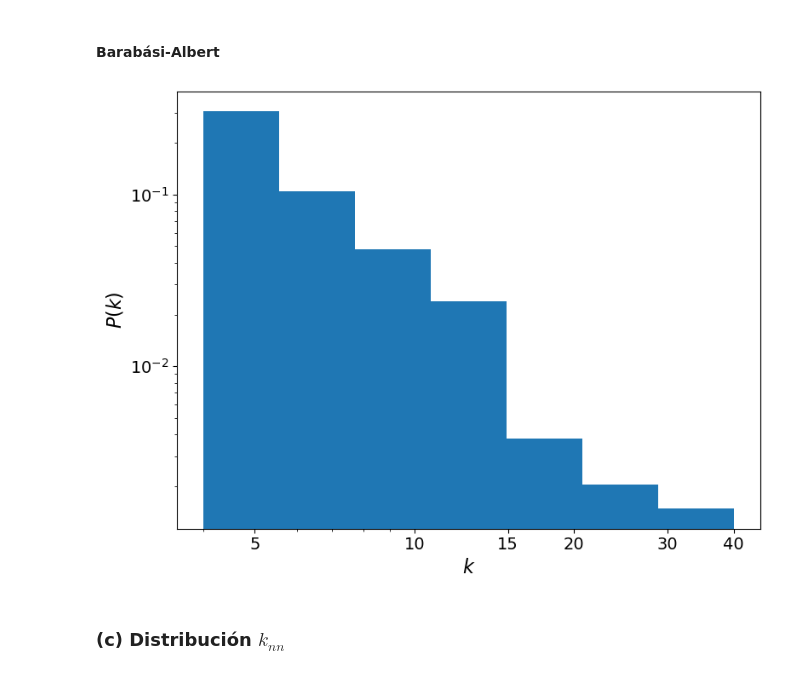
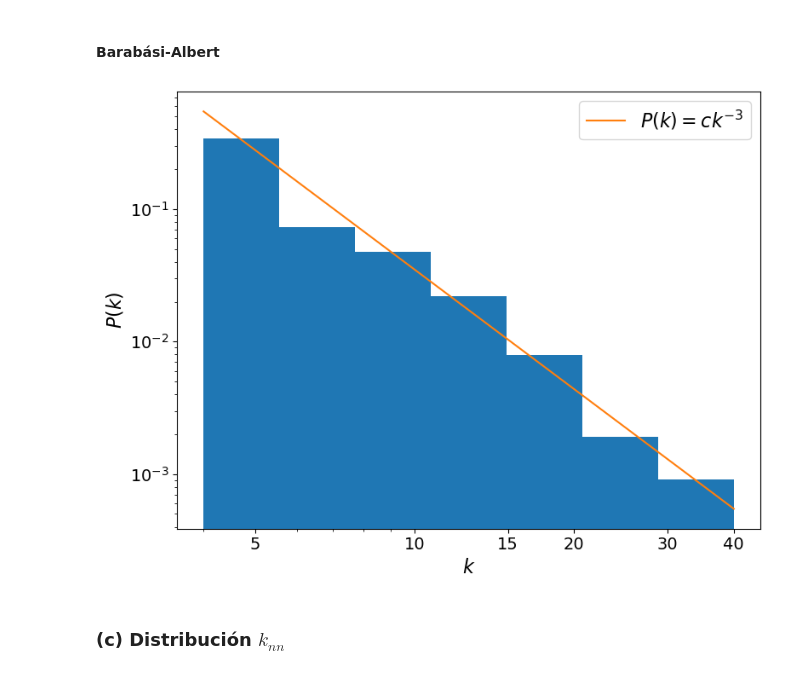
Before and after one commit to nicolasvazquez95/RedesComplejas_famaf, a Jupyter notebook: soluciones/tp4/problema2.ipynb, the cells around one changed output. Drawn from its saved outputs; the diff is of its cells as text; code cells hidden in the pictures.

```diff
--- a/soluciones/tp4/problema2.ipynb
+++ b/soluciones/tp4/problema2.ipynb
@@ -30,2 +30,9 @@ len(edges)/math.comb(N,2)
 # %% [output]
 0.009966996699669967
+# %%
+# Vamos a calcular el grado de los nodos del grafo generado
+degrees = [ 0  for i in range(N)]
+for edge in edges:
+    i,j = edge
+    degrees[i] += 1
+    degrees[j] += 1
@@ -320,3 +328,5 @@ barabasi = nx.Graph(incoming_graph_data=neighbor_list)
+# %%
+barabasi = nx.barabasi_albert_graph(200,4)
 # %%
 pos = nx.drawing.layout.kamada_kawai_layout(barabasi)
 
@@ -360,24 +370,29 @@ degrees_ba = [barabasi.degree[i] for i in range(barabasi.number_of_nodes())]
 # %%
 import matplotlib
 fig,ax = plt.subplots(figsize=(8,6))
 bins = np.logspace(np.log10(4),np.log10(40),8)
 
 ax.hist(degrees_ba,bins=bins,density=True)
+x = np.linspace(4,40,1000)
+y = 35*x**(-3)
+ax.plot(x,y,label='$P(k) = ck^{-3}$')
 
 ax.set_xlabel('$k$',size=16)
 ax.set_ylabel('$P(k)$',size=16)
 
 ax.set_xscale('log')
 ax.set_yscale('log')
 
+ax.legend(fontsize=16)
+
 ax.set_xticks([5,10,15,20,30,40])
 ax.get_xaxis().set_major_formatter(matplotlib.ticker.ScalarFormatter())
 
 ax.tick_params(axis='both',labelsize=14)
 
 plt.tight_layout()
 # %% [output]
-[figure, old version]
+[figure, new version]
 # %% [markdown]
 ### (c) Distribución $k_{nn}$
 # %% [markdown]
```
Also changed, not shown: parts of 34 cells of this notebook.
